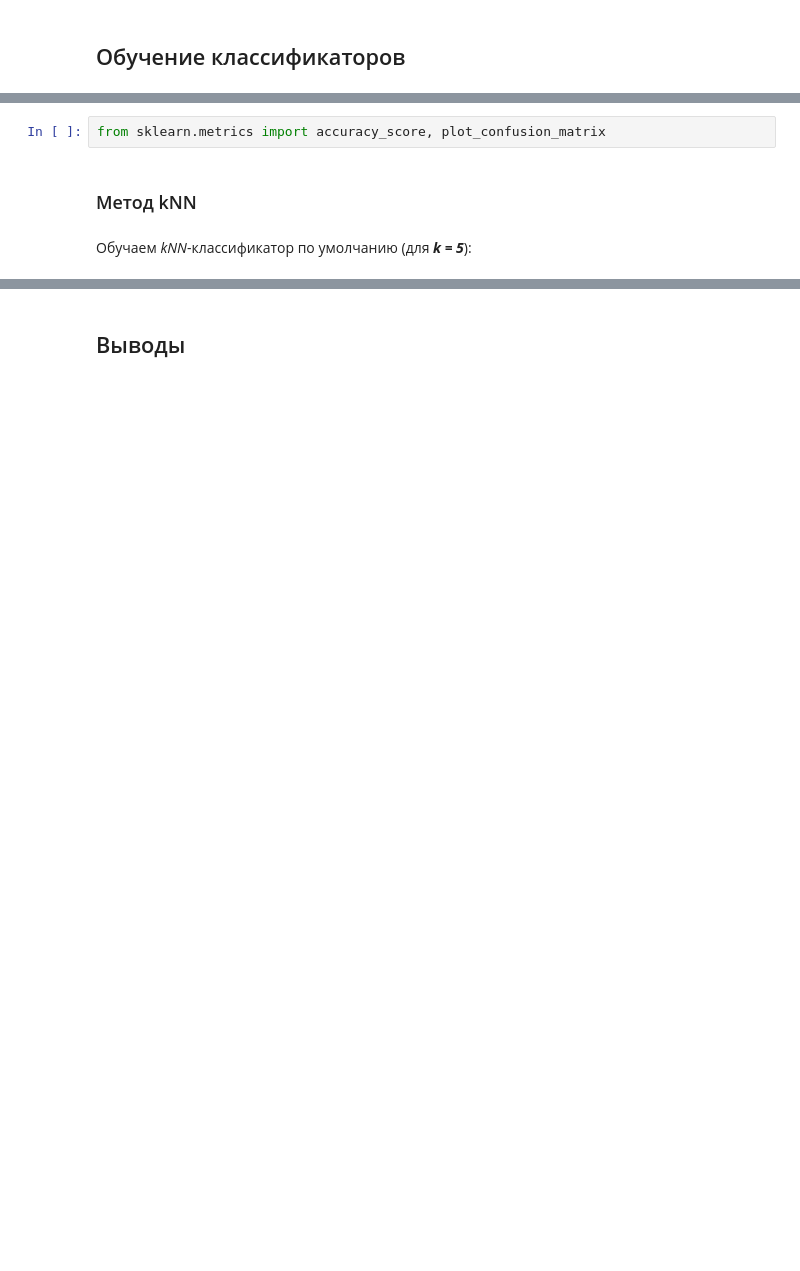
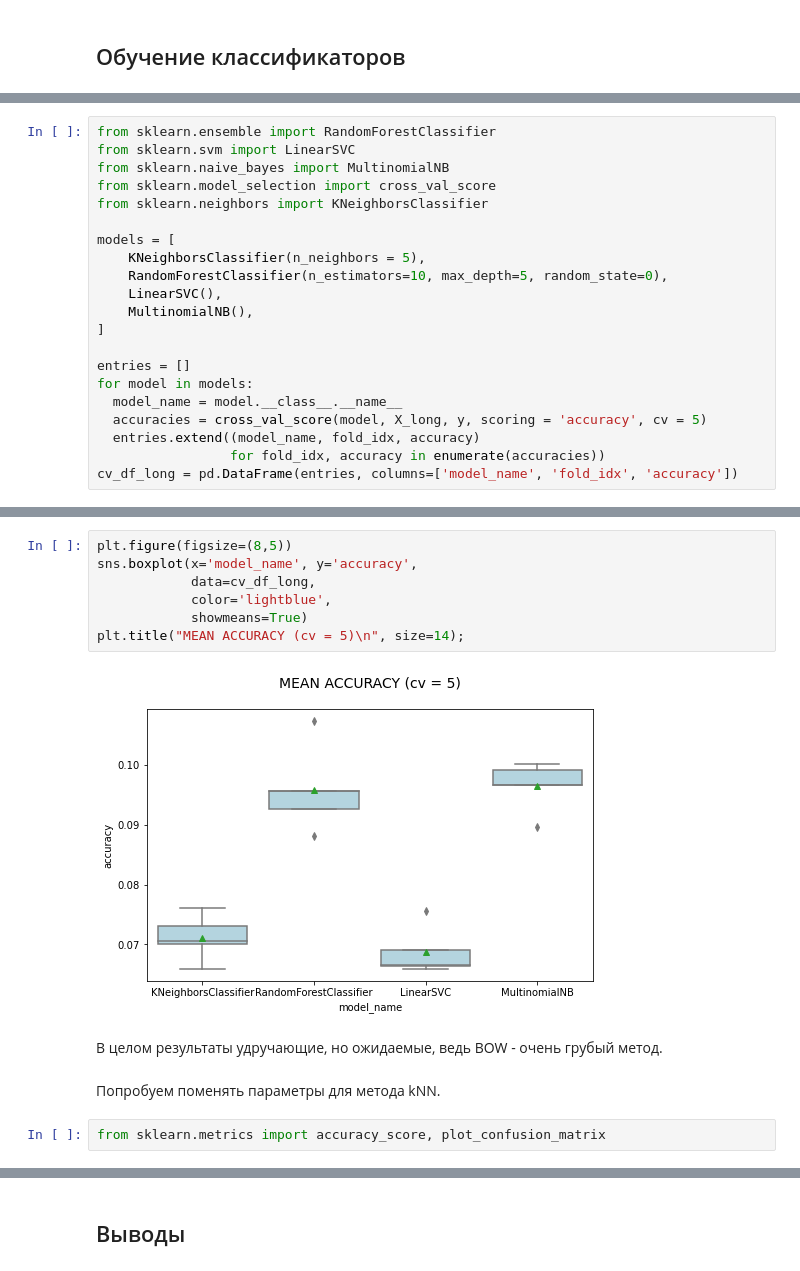
Before and after one commit to Sandro295/Masters-ML, a Jupyter notebook: homework-1.ipynb, the cells around one changed output, grey strips where cells are left out. Saved outputs shown, nothing was run; the diff lists cells and outputs as text; blank space fills up the shorter version.

```diff
--- a/homework-1.ipynb
+++ b/homework-1.ipynb
@@ -411,0 +468,21 @@ X_train.shape, X_test.shape
+# %%
+from sklearn.ensemble import RandomForestClassifier
+from sklearn.svm import LinearSVC
+from sklearn.naive_bayes import MultinomialNB
+from sklearn.model_selection import cross_val_score
+from sklearn.neighbors import KNeighborsClassifier
+
+models = [
+    KNeighborsClassifier(n_neighbors = 5),
+    RandomForestClassifier(n_estimators=10, max_depth=5, random_state=0),
+    LinearSVC(),
+    MultinomialNB(),
+]
+
+entries = []
+for model in models:
+  model_name = model.__class__.__name__
+  accuracies = cross_val_score(model, X_long, y, scoring = 'accuracy', cv = 5)
+  entries.extend((model_name, fold_idx, accuracy)
+                 for fold_idx, accuracy in enumerate(accuracies))
+cv_df_long = pd.DataFrame(entries, columns=['model_name', 'fold_idx', 'accuracy'])
@@ -412,6 +504,15 @@ X_train.shape, X_test.shape
+# %%
+plt.figure(figsize=(8,5))
+sns.boxplot(x='model_name', y='accuracy',
+            data=cv_df_long,
+            color='lightblue',
+            showmeans=True)
+plt.title("MEAN ACCURACY (cv = 5)\n", size=14);
+# %% [output]
+[figure, added]
+# %% [markdown]
+В целом результаты удручающие, но ожидаемые, ведь BOW - очень грубый метод.
+# %% [markdown]
+Попробуем поменять параметры для метода kNN.
 # %%
 from sklearn.metrics import accuracy_score, plot_confusion_matrix
-# %% [markdown]
-### Метод kNN
-# %% [markdown]
-Обучаем _kNN_-классификатор по умолчанию (для ___k = 5___):
```
Also changed, not shown: parts of 79 cells of this notebook.
